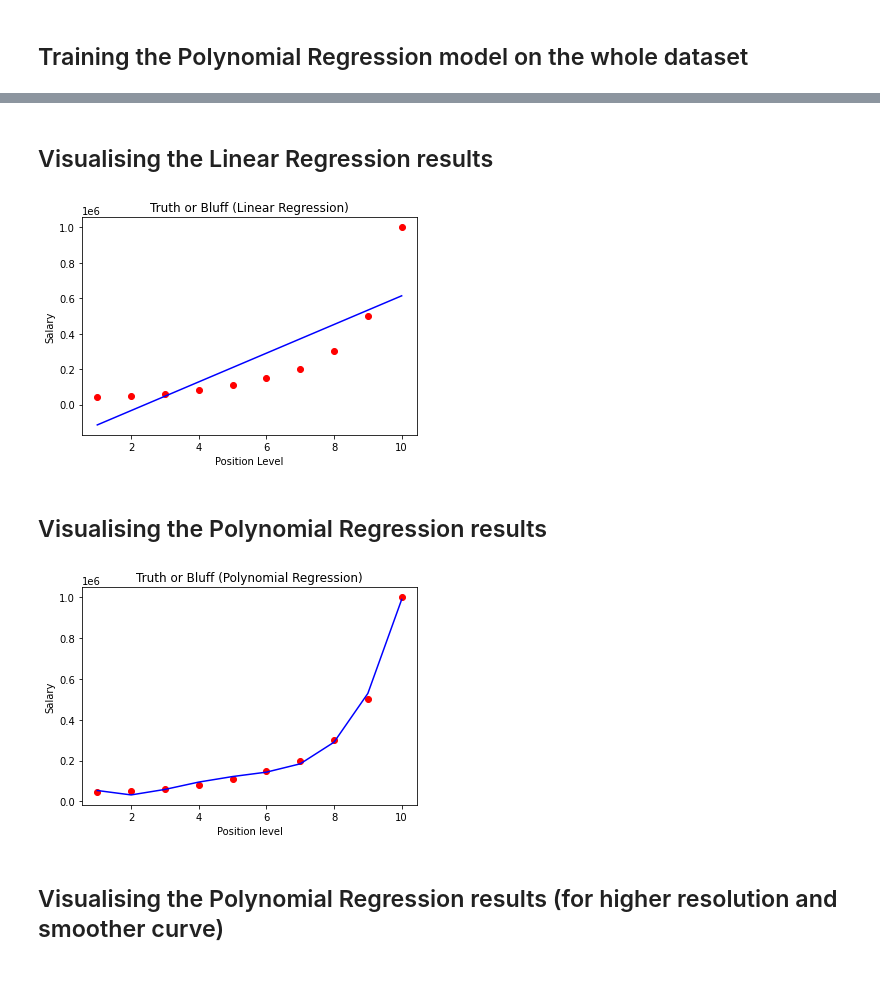
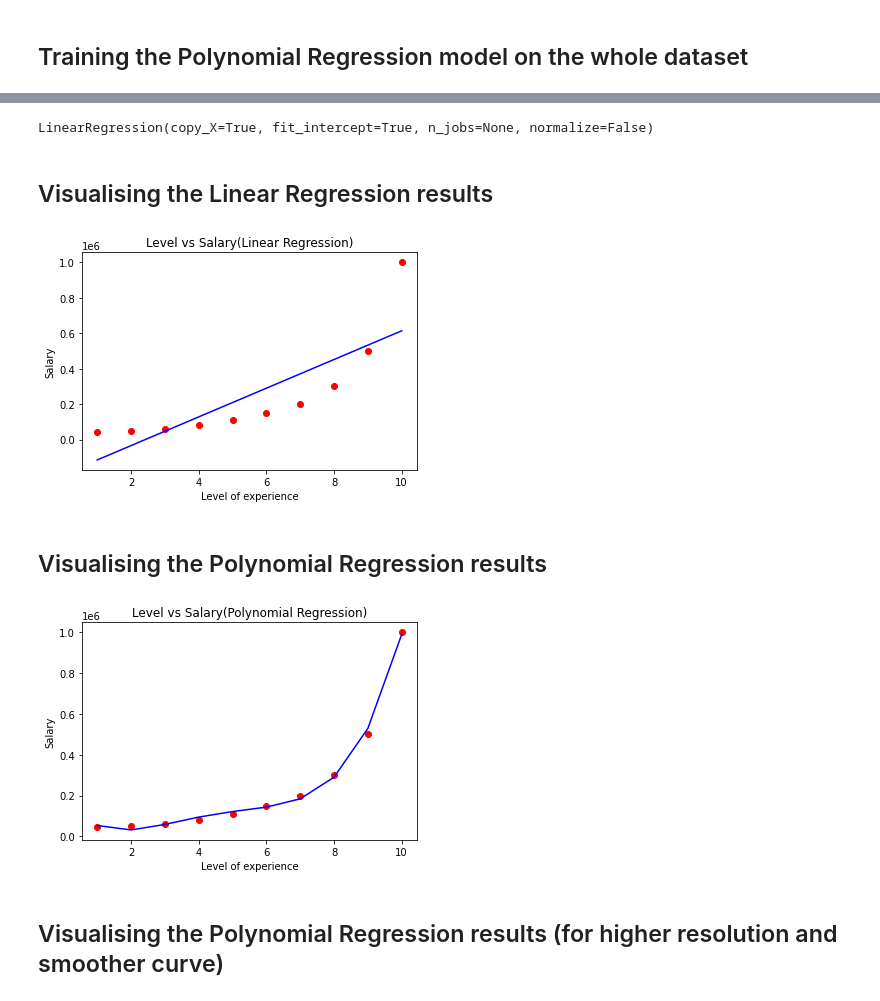
Before and after one commit to Samvid95/ML-Practice, a Jupyter notebook: polynomial_regression.ipynb, the cells around one changed output, grey strips where cells are left out. Cells and saved outputs as stored; diff of their text form; code cells hidden in the pictures.

Commit message:
Polynomial Regression done

```diff
--- a/polynomial_regression.ipynb
+++ b/polynomial_regression.ipynb
@@ -18,15 +31,15 @@ y = dataset.iloc[:, -1].values
 ## Training the Linear Regression model on the whole dataset
 # %%
 from sklearn.linear_model import LinearRegression
-lin_reg = LinearRegression()
-lin_reg.fit(X, y)
+
+linear_regressor = LinearRegression()
+linear_regressor.fit(X,y)
 # %% [output]
 LinearRegression(copy_X=True, fit_intercept=True, n_jobs=None, normalize=False)
 # %% [markdown]
 ## Training the Polynomial Regression model on the whole dataset
 # %%
 from sklearn.preprocessing import PolynomialFeatures
-poly_reg = PolynomialFeatures(degree = 4)
-X_poly = poly_reg.fit_transform(X)
-lin_reg_2 = LinearRegression()
-lin_reg_2.fit(X_poly, y)
+
+poly_feature_reg = PolynomialFeatures(degree = 4)
+X_poly = poly_feature_reg.fit_transform(X)
@@ -35,25 +59,30 @@ LinearRegression(copy_X=True, fit_intercept=True, n_jobs=None, normalize=False)
+# %%
+poly_regressor = LinearRegression()
+poly_regressor.fit(X_poly,y)
+# %% [output]
+LinearRegression(copy_X=True, fit_intercept=True, n_jobs=None, normalize=False)
 # %% [markdown]
 ## Visualising the Linear Regression results
 # %%
-plt.scatter(X, y, color = 'red')
-plt.plot(X, lin_reg.predict(X), color = 'blue')
-plt.title('Truth or Bluff (Linear Regression)')
-plt.xlabel('Position Level')
+plt.scatter(X,y,color="red")
+plt.plot(X,linear_regressor.predict(X),color='blue')
+plt.title('Level vs Salary(Linear Regression)')
+plt.xlabel('Level of experience')
 plt.ylabel('Salary')
 plt.show()
 # %% [output]
-[figure, old version]
+[figure, new version]
 # %% [markdown]
 ## Visualising the Polynomial Regression results
 # %%
-plt.scatter(X, y, color = 'red')
-plt.plot(X, lin_reg_2.predict(poly_reg.fit_transform(X)), color = 'blue')
-plt.title('Truth or Bluff (Polynomial Regression)')
-plt.xlabel('Position level')
+plt.scatter(X,y,color="red")
+plt.plot(X,poly_regressor.predict(X_poly),color='blue')
+plt.title('Level vs Salary(Polynomial Regression)')
+plt.xlabel('Level of experience')
 plt.ylabel('Salary')
 plt.show()
 # %% [output]
-[figure, old version]
+[figure, new version]
 # %% [markdown]
 ## Visualising the Polynomial Regression results (for higher resolution and smoother curve)
 # %%
```
Also changed, not shown: parts of 7 cells of this notebook.
